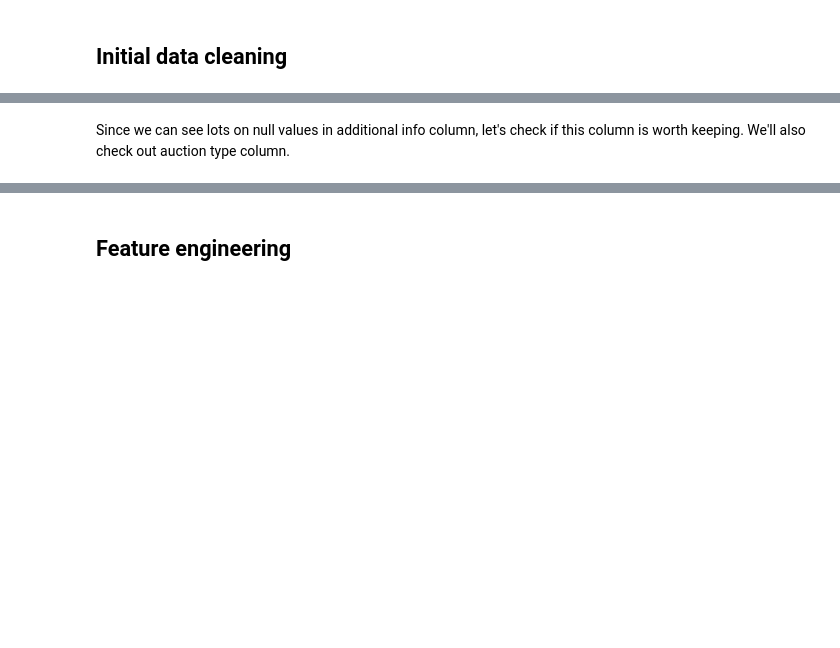
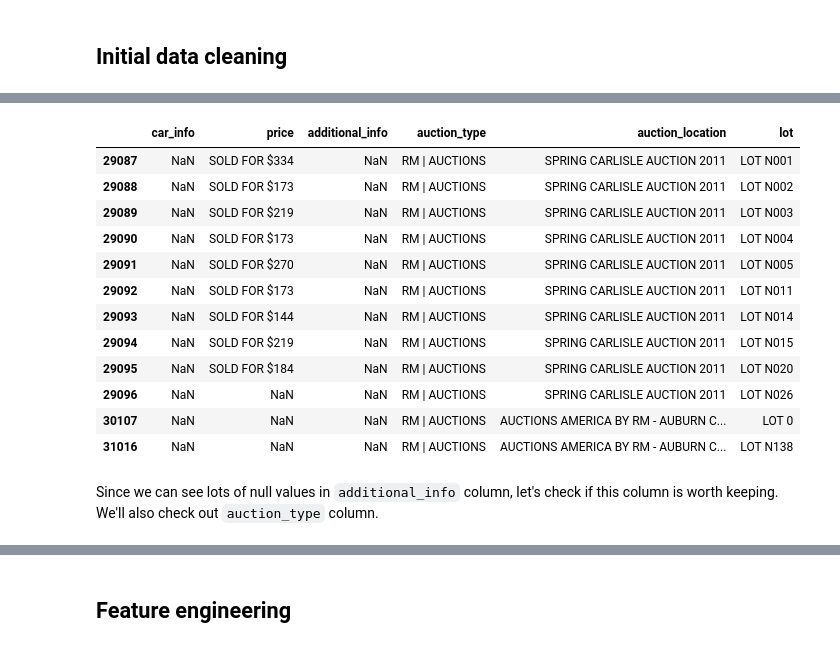
Before and after one commit to wozniakmikolaj/web-scraping-sothebys, a Jupyter notebook: sothebys-data-cleaning.ipynb, the cells around one changed output, grey strips where cells are left out. Cells and saved outputs as stored; diff of their text form; code cells hidden in the pictures; blank space fills up the shorter version.

```diff
--- a/sothebys-data-cleaning.ipynb
+++ b/sothebys-data-cleaning.ipynb
@@ -33,0 +62,17 @@ auctions.head(5)
+# %%
+null_infos = auctions[auctions["car_info"].isnull()]
+null_infos
+# %% [output]
+|  | car_info | price | additional_info | auction_type | auction_location | lot |
+| 29087 | NaN | SOLD FOR $334 | NaN | RM | AUCTIONS | SPRING CARLISLE AUCTION 2011 | LOT N001 |
+| 29088 | NaN | SOLD FOR $173 | NaN | RM | AUCTIONS | SPRING CARLISLE AUCTION 2011 | LOT N002 |
+| 29089 | NaN | SOLD FOR $219 | NaN | RM | AUCTIONS | SPRING CARLISLE AUCTION 2011 | LOT N003 |
+| 29090 | NaN | SOLD FOR $173 | NaN | RM | AUCTIONS | SPRING CARLISLE AUCTION 2011 | LOT N004 |
+| 29091 | NaN | SOLD FOR $270 | NaN | RM | AUCTIONS | SPRING CARLISLE AUCTION 2011 | LOT N005 |
+| 29092 | NaN | SOLD FOR $173 | NaN | RM | AUCTIONS | SPRING CARLISLE AUCTION 2011 | LOT N011 |
+| 29093 | NaN | SOLD FOR $144 | NaN | RM | AUCTIONS | SPRING CARLISLE AUCTION 2011 | LOT N014 |
+| 29094 | NaN | SOLD FOR $219 | NaN | RM | AUCTIONS | SPRING CARLISLE AUCTION 2011 | LOT N015 |
+| 29095 | NaN | SOLD FOR $184 | NaN | RM | AUCTIONS | SPRING CARLISLE AUCTION 2011 | LOT N020 |
+| 29096 | NaN | NaN | NaN | RM | AUCTIONS | SPRING CARLISLE AUCTION 2011 | LOT N026 |
+| 30107 | NaN | NaN | NaN | RM | AUCTIONS | AUCTIONS AMERICA BY RM - AUBURN C... | LOT 0 |
+| 31016 | NaN | NaN | NaN | RM | AUCTIONS | AUCTIONS AMERICA BY RM - AUBURN C... | LOT N138 |
@@ -34,5 +81,5 @@ auctions.head(5)
 # %% [markdown]
-Since we can see lots on null values in additional info column, let's check if this column is worth keeping. We'll also check out auction type column.
+Since we can see lots of null values in `additional_info` column, let's check if this column is worth keeping. We'll also check out `auction_type` column.
 # %%
 ((auctions["additional_info"].value_counts(dropna=False))/(auctions.shape[0]))*100
 # %% [output]
```
Also changed, not shown: parts of 36 cells of this notebook.
